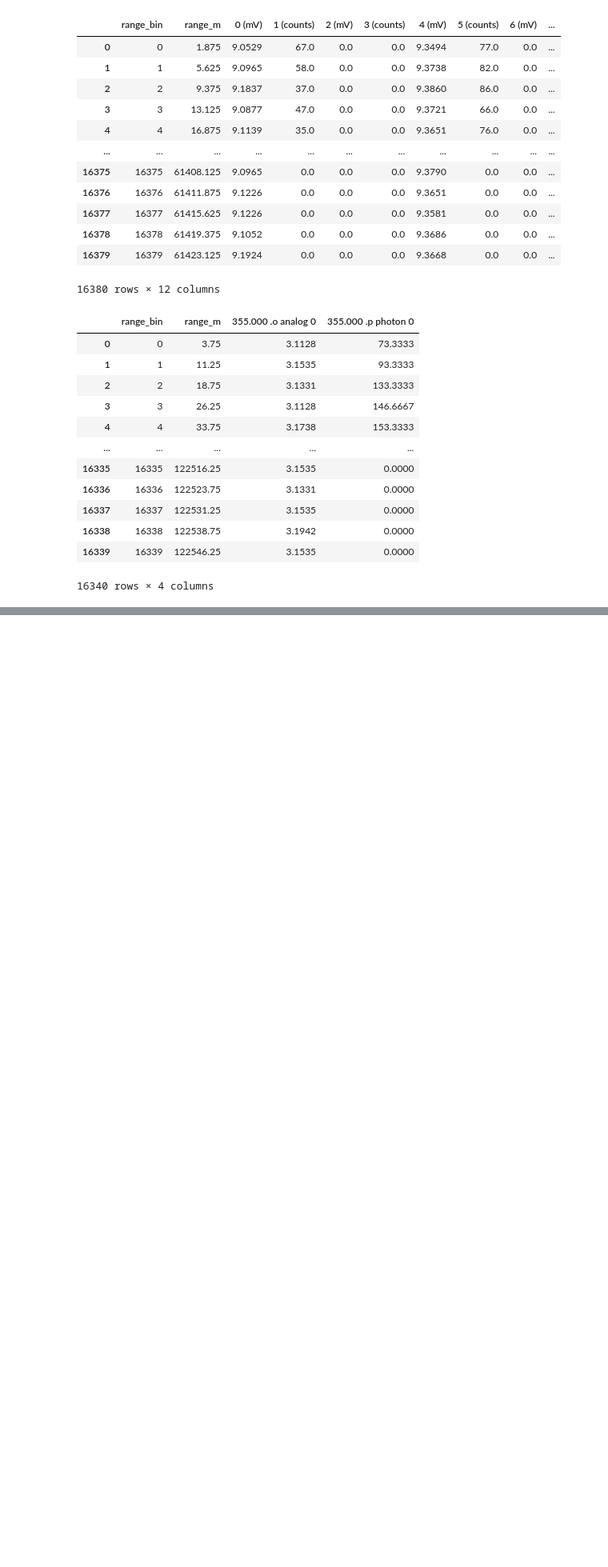
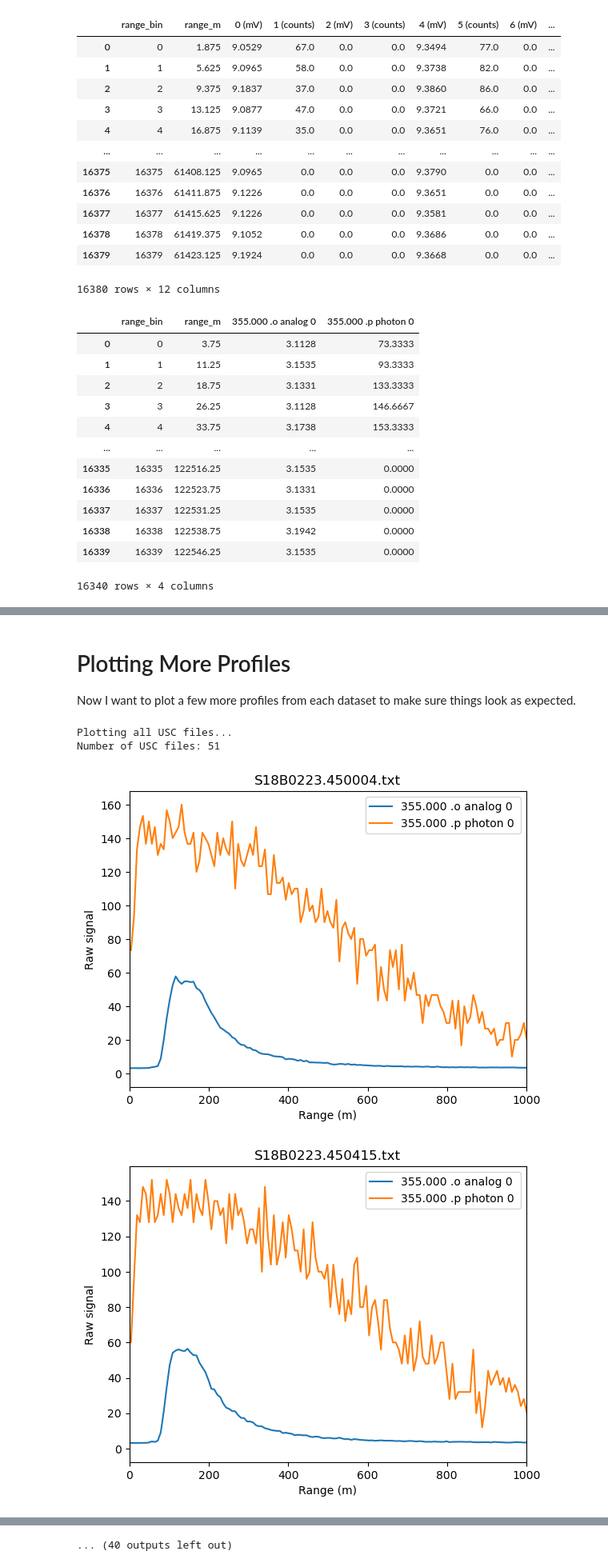
Before and after one commit to marositesUSC/dissertation, a Jupyter notebook: notebooks/lidar_signal_processing/02_precheck_profiles.ipynb, the cells around one changed output, grey strips where cells are left out. Shown at 80% size. Drawn from its saved outputs; the diff is of its cells as text; code cells hidden in the pictures; blank space fills up the shorter version.

```diff
--- a/notebooks/lidar_signal_processing/02_precheck_profiles.ipynb
+++ b/notebooks/lidar_signal_processing/02_precheck_profiles.ipynb
@@ -114,0 +130,21 @@ usc_profile
+# %% [markdown]
+# Plotting More Profiles
+Now I want to plot a few more profiles from each dataset to make sure things look as expected.
+# %%
+print("Plotting all USC files...")
+print(f'Number of USC files: {len(usc_files)}')
+for file in usc_files:
+    meta, profile = read_lidar_file(file, 'USC', 6)
+    # profile.plot(x="range_m")
+    profile.drop(columns=["range_bin"]).plot(x="range_m")
+    plt.xlim(0, 1000) # we know we are limited on space, so let's limit the x-axis to 1000 m
+
+    plt.xlabel("Range (m)")
+    plt.ylabel("Raw signal")
+    plt.title(meta["file_name"])
+    plt.show()
+# %% [output]
+Plotting all USC files...
+Number of USC files: 51
+[figure, added]
+[figure, added]
@@ -114,0 +160 @@ usc_profile
+... (40 outputs left out)
```
Also changed, not shown: parts of 6 cells of this notebook, 2 other files.
